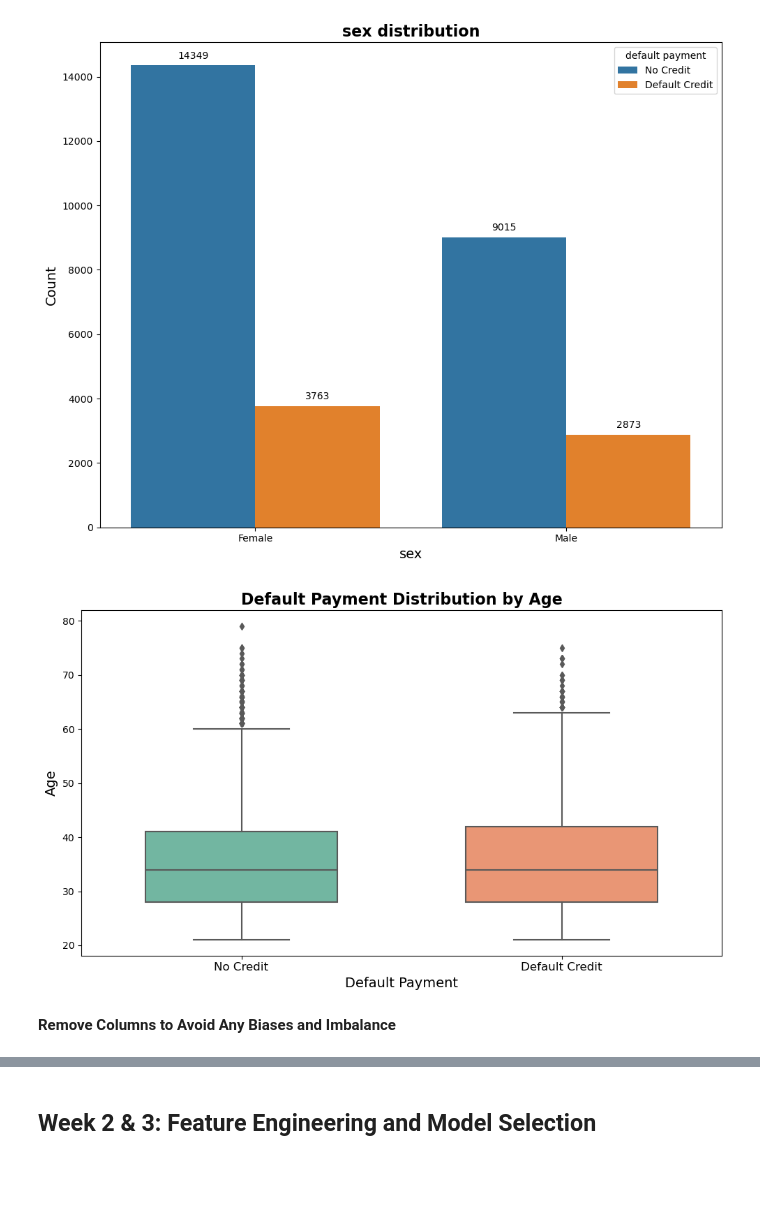
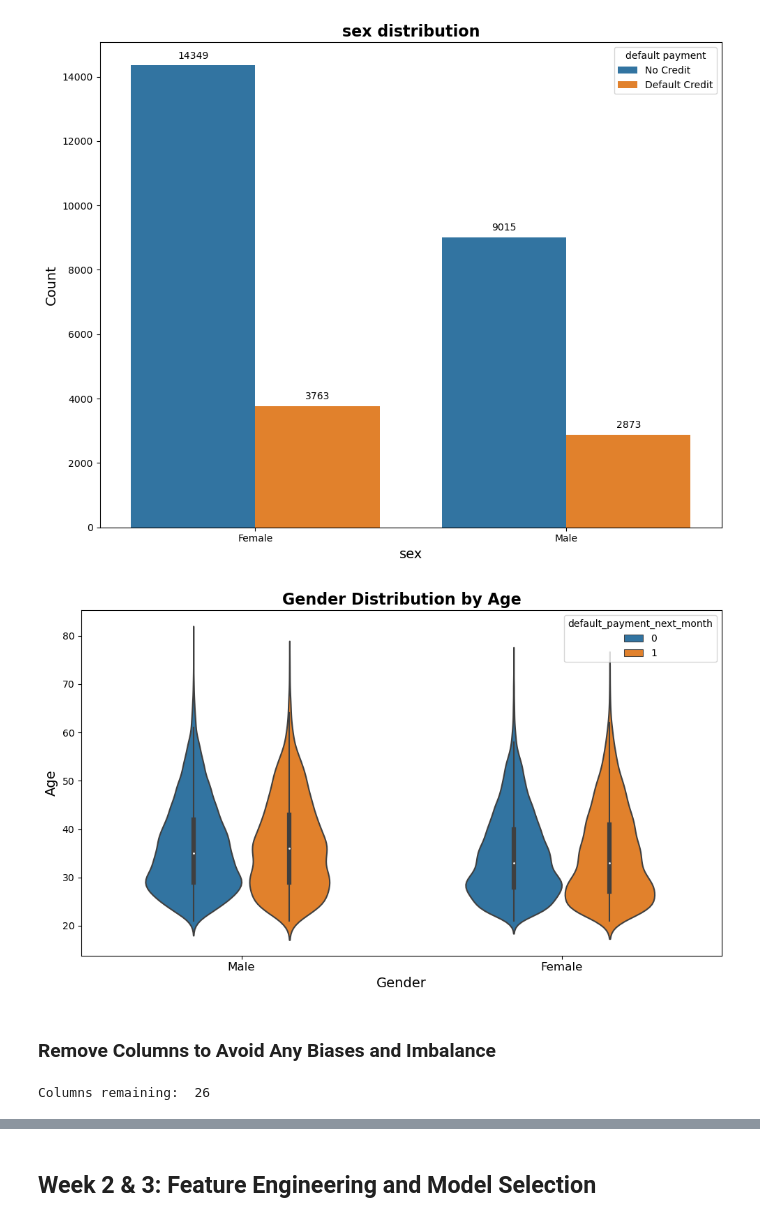
Before and after one commit to ohinson01/SDS-CP014-credit-card-default-pred, a Jupyter notebook: notebooks/olivia-hinson/olivia-credit-card-default-pred.ipynb, the cells around one changed output, grey strips where cells are left out. Drawn from its saved outputs; the diff is of its cells as text; code cells hidden in the pictures; blank space fills up the shorter version.

```diff
--- a/notebooks/olivia-hinson/olivia-credit-card-default-pred.ipynb
+++ b/notebooks/olivia-hinson/olivia-credit-card-default-pred.ipynb
@@ -450,3 +467,28 @@ final_df.drop(['id'], axis=1, inplace=True)
 # %%
-# View dataset
-final_df
+# Grouping numerical columns and
+# Moving the target variable to be the right-most column
+
+# Columns to move
+cols_to_move = [
+                'month',
+                'payment_status',
+                'bill_amt',
+                'payment_amt'
+                ]
+
+last_col = 'default_payment_next_month'
+
+# Extracting the columns to move
+columns_to_move = final_df[cols_to_move]
+
+# Dropping these columns from the DataFrame
+final_df.drop(columns=cols_to_move, inplace=True)
+
+# Extracting the last column
+last_column = final_df.pop(last_col)
+
+# Reinserting the numerical columns
+final_df = pd.concat([final_df, columns_to_move], axis=1)
+
+# Reinserting the last column
+final_df[last_col] = last_column
@@ -685,25 +730,27 @@ for column in labels:
 [figure]
 [figure]
 # %%
-# Create a boxplot for Age by Gender
+# Create a boxplot for Gender by Age
 plt.figure(figsize=(10, 6))  # Adjust the size of the figure
-sns.boxplot(data=df, x='default_payment_next_month', y='age', palette='Set2', width=0.6)
+sns.violinplot(data=df, x='sex', y='age', hue='default_payment_next_month', width=0.6)
 
 # Add title and labels with improved formatting
-plt.title('Default Payment Distribution by Age', fontsize=16, fontweight='bold')
-plt.xlabel('Default Payment', fontsize=14)
+plt.title('Gender Distribution by Age', fontsize=16, fontweight='bold')
+plt.xlabel('Gender', fontsize=14)
 plt.ylabel('Age', fontsize=14)
 
 # Show tick labels
-plt.xticks(ticks=[0, 1], labels=['No Credit', 'Default Credit'], fontsize=12)  # Rotate y-axis labels for better visibility and define labels
+plt.xticks(ticks=[0, 1], labels=['Male', 'Female'], fontsize=12, ha='center', rotation=0)  # Rotate y-axis labels for better visibility and define labels
 plt.tight_layout()
 plt.show()
 # %% [output]
-[figure, old version]
+[figure, new version]
 # %% [markdown]
-**Remove Columns to Avoid Any Biases and Imbalance**
+### Remove Columns to Avoid Any Biases and Imbalance
 # %%
 # Will have information leakage from the following columns
-#df.drop(['id', 'limit_bal'], axis=1, inplace=True)
+df.drop(['id', 'limit_bal'], axis=1, inplace=True)
 
-#print('Columns remaining: ', df.shape[1])
+print('Columns remaining: ', df.shape[1])
+# %% [output]
+Columns remaining:  26
```
Also changed, not shown: parts of 9 cells of this notebook.
